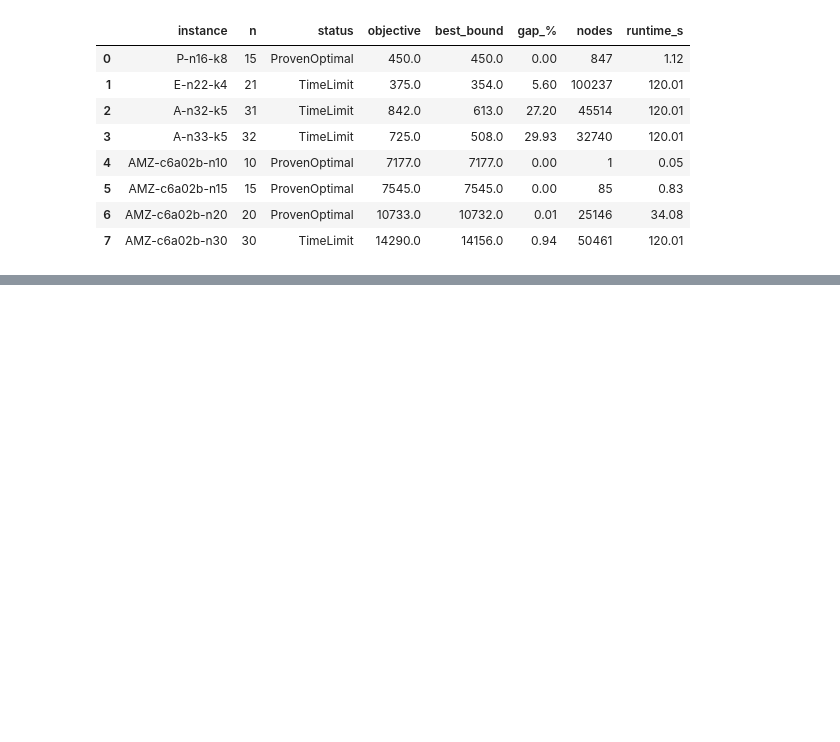
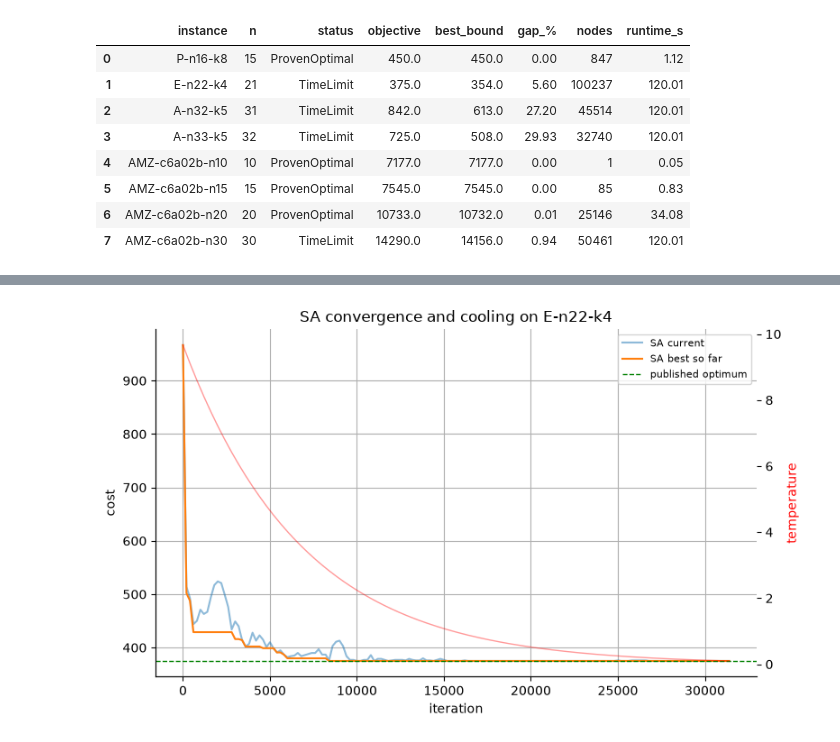
Before and after one commit to Ishara-Mee/IT-5082-OM-Assignment, a Jupyter notebook: IT-5082-OM- CVRP Optimization.ipynb, the cells around one changed output, grey strips where cells are left out. Saved outputs shown, nothing was run; the diff lists cells and outputs as text; code cells hidden in the pictures; blank space fills up the shorter version.

```diff
--- a/IT-5082-OM- CVRP Optimization.ipynb
+++ b/IT-5082-OM- CVRP Optimization.ipynb
@@ -625,0 +808,19 @@ exact_df[["instance", "n", "status", "objective", "best_bound", "gap_%", "nodes"
+# %%
+tune_inst = by_name["E-n22-k4"]
+iters = sa_budget(tune_inst)
+tune_seeds = range(2 if QUICK else 4)
+t0_values = [0.02, 0.1] if QUICK else [0.01, 0.05, 0.2]           # start temperature / first cost
+tend_values = [1e-2, 1e-3] if QUICK else [1e-2, 1e-3, 1e-4]       # final temperature / start temperature
+
+rows = []
+for t0f in t0_values:
+    for te in tend_values:
+        costs = [run_sa(tune_inst, iters, t0_frac=t0f, t_end_ratio=te, seed=s)["cost"] for s in tune_seeds]
+        rows.append({"T0 / initial cost": t0f, "T_end / T0": te, "mean_cost": np.mean(costs), "best_cost": min(costs)})
+        print(f"  T0={t0f}, T_end/T0={te}: mean cost {np.mean(costs):.2f}")
+
+sa_tune = pd.DataFrame(rows).sort_values("mean_cost").reset_index(drop=True)
+SA_PARAMS = {"t0_frac": float(sa_tune.loc[0, "T0 / initial cost"]), "t_end_ratio": float(sa_tune.loc[0, "T_end / T0"])}
+print(f"SA tuning on {tune_inst['name']} ({iters} iterations per run)")
+display(sa_tune)
+print("frozen SA params:", SA_PARAMS)
@@ -625,0 +852,21 @@ exact_df[["instance", "n", "status", "objective", "best_bound", "gap_%", "nodes"
+# %%
+conv = run_sa(tune_inst, iters, seed=7, **SA_PARAMS)["history"]
+
+fig, ax = plt.subplots(figsize=(8, 4.8))
+ax.plot(conv["iter"], conv["current"], alpha=.5, label="SA current")
+ax.plot(conv["iter"], conv["best"], label="SA best so far")
+if tune_inst["known_opt"]:
+    ax.axhline(tune_inst["known_opt"], color="g", ls="--", lw=1, label="published optimum")
+ax2 = ax.twinx()                                           # temperature on the right axis
+ax2.plot(conv["iter"], conv["T"], "r", alpha=.4, lw=1)
+ax2.set_ylabel("temperature", color="r")
+ax2.grid(False)
+ax.set_xlabel("iteration")
+ax.set_ylabel("cost")
+ax.legend(fontsize=8)
+ax.set_title(f"SA convergence and cooling on {tune_inst['name']}")
+plt.tight_layout()
+plt.savefig(FIG / "5_6_convergence.png", dpi=150)
+plt.show()
+# %% [output]
+[figure, added]
```
Also changed, not shown: parts of 9 cells of this notebook, 1 other file.
